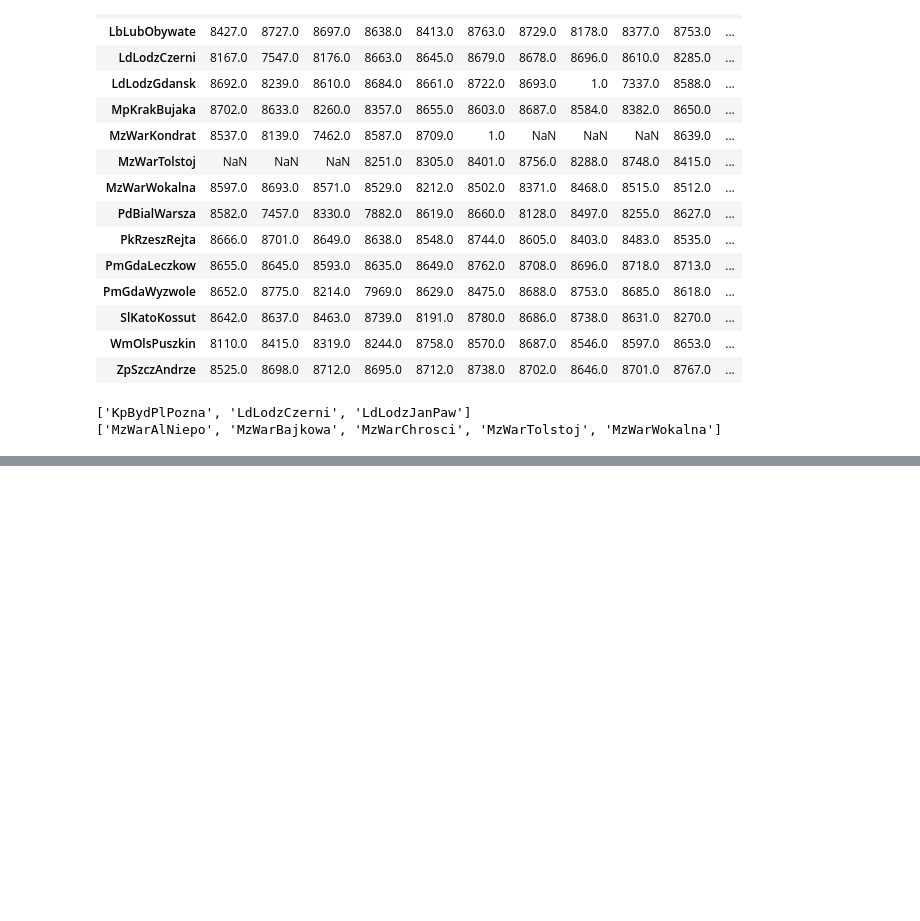
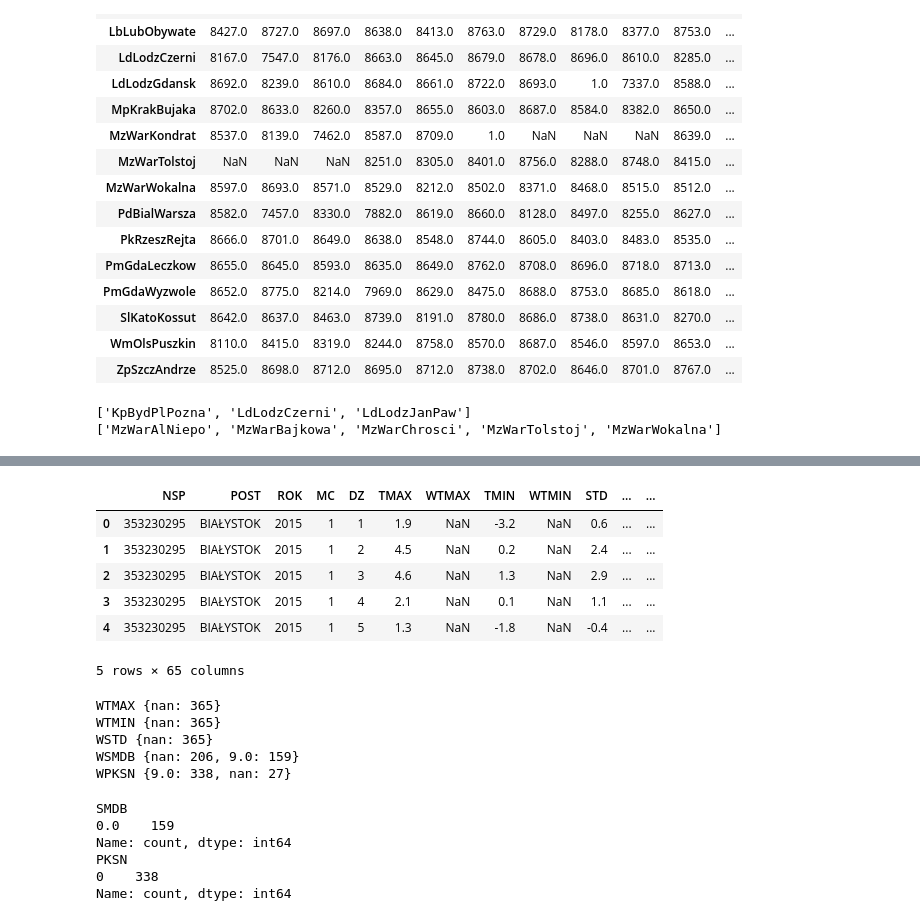
Before and after one commit to KardaszS/poland-air-quality, a Jupyter notebook: notebooks/01_exploration.ipynb, the cells around one changed output, grey strips where cells are left out. Cells and saved outputs as stored; diff of their text form; code cells hidden in the pictures; blank space fills up the shorter version.

```diff
--- a/notebooks/01_exploration.ipynb
+++ b/notebooks/01_exploration.ipynb
@@ -556,0 +592,30 @@ main.to_parquet("../data/staging/gios_hourly.parquet", index=False)
+# %%
+s_d.columns = s_d_names
+s_d.head()
+# %% [output]
+|  | NSP | POST | ROK | MC | DZ | TMAX | WTMAX | TMIN | WTMIN | STD | ... | ... |
+| 0 | 353230295 | BIAŁYSTOK | 2015 | 1 | 1 | 1.9 | NaN | -3.2 | NaN | 0.6 | ... | ... |
+| 1 | 353230295 | BIAŁYSTOK | 2015 | 1 | 2 | 4.5 | NaN | 0.2 | NaN | 2.4 | ... | ... |
+| 2 | 353230295 | BIAŁYSTOK | 2015 | 1 | 3 | 4.6 | NaN | 1.3 | NaN | 2.9 | ... | ... |
+| 3 | 353230295 | BIAŁYSTOK | 2015 | 1 | 4 | 2.1 | NaN | 0.1 | NaN | 1.1 | ... | ... |
+| 4 | 353230295 | BIAŁYSTOK | 2015 | 1 | 5 | 1.3 | NaN | -1.8 | NaN | -0.4 | ... | ... |
+5 rows × 65 columns
+# %%
+for col in ["WTMAX", "WTMIN", "WSTD", "WSMDB", "WPKSN"]:
+    print(col, s_d[col].value_counts(dropna=False).to_dict())
+# %% [output]
+WTMAX {nan: 365}
+WTMIN {nan: 365}
+WSTD {nan: 365}
+WSMDB {nan: 206, 9.0: 159}
+WPKSN {9.0: 338, nan: 27}
+# %%
+print(s_d.loc[s_d["WSMDB"] == 9, "SMDB"].value_counts())
+print(s_d.loc[s_d["WPKSN"] == 9, "PKSN"].value_counts())
+# %% [output]
+SMDB
+0.0    159
+Name: count, dtype: int64
+PKSN
+0    338
+Name: count, dtype: int64
```
Also changed, not shown: parts of 18 cells of this notebook, 2 other files.
